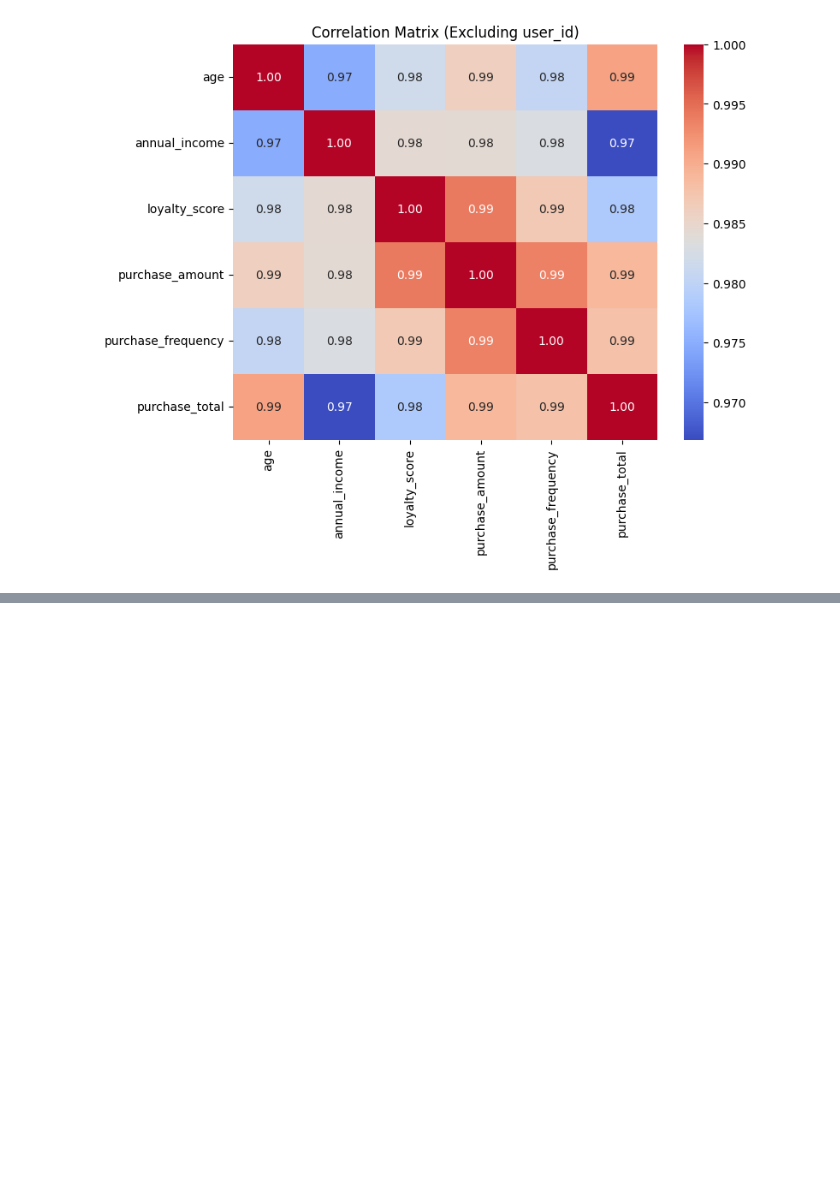
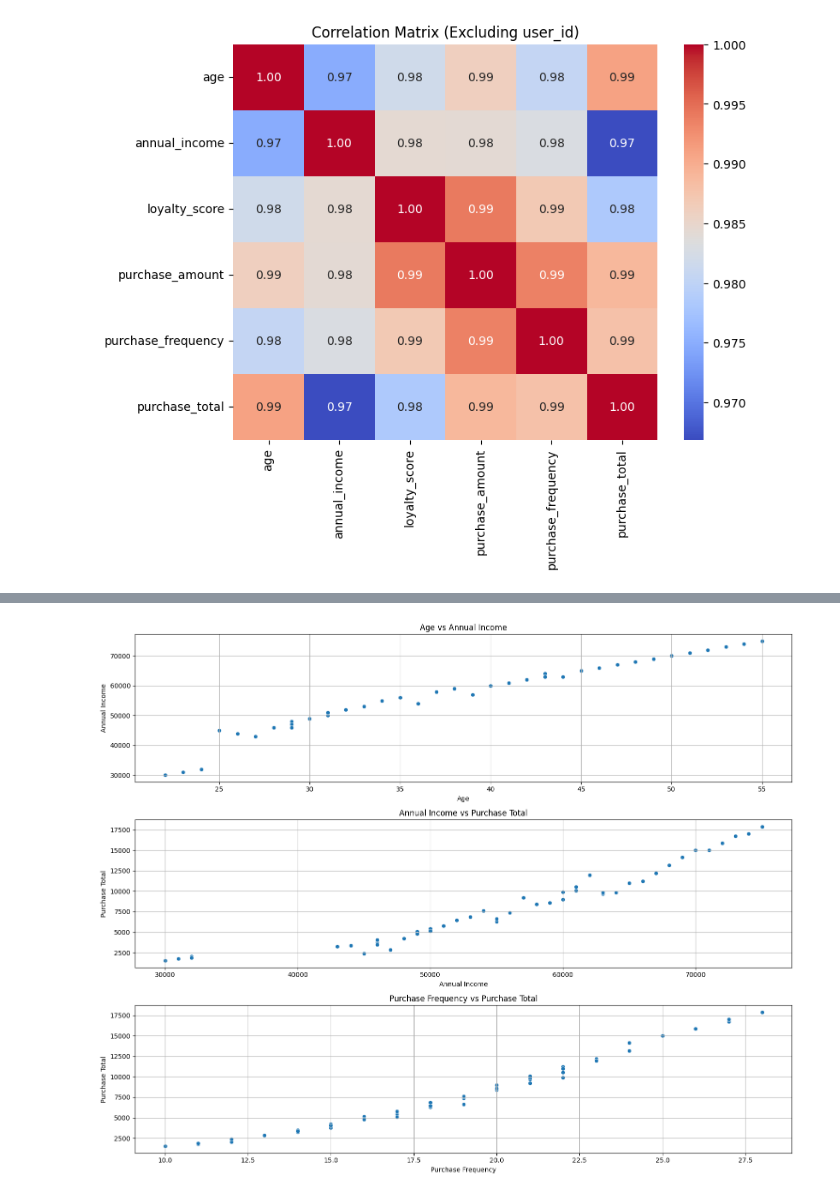
Before and after one commit to hamedabangar/customer_purchasing_behaviors, a Jupyter notebook: experiments/Customer Purchasing Behaviours.ipynb, the cells around one changed output, grey strips where cells are left out. Saved outputs shown, nothing was run; the diff lists cells and outputs as text; code cells hidden in the pictures; blank space fills up the shorter version.

```diff
--- a/experiments/Customer Purchasing Behaviours.ipynb
+++ b/experiments/Customer Purchasing Behaviours.ipynb
@@ -200,0 +255,31 @@ plt.show()
+# %%
+plt.figure(figsize=(15, 12))
+
+# 1. Age vs Annual Income
+plt.subplot(3, 1, 1)
+sns.scatterplot(data=df, x='age', y='annual_income')
+plt.title('Age vs Annual Income')
+plt.xlabel('Age')
+plt.ylabel('Annual Income')
+plt.grid(True)
+
+# 2. Annual Income vs Purchase Total
+plt.subplot(3, 1, 2)
+sns.scatterplot(data=df, x='annual_income', y='purchase_total')
+plt.title('Annual Income vs Purchase Total')
+plt.xlabel('Annual Income')
+plt.ylabel('Purchase Total')
+plt.grid(True)
+
+# 3. Purchase Frequency vs Purchase Total
+plt.subplot(3, 1, 3)
+sns.scatterplot(data=df, x='purchase_frequency', y='purchase_total')
+plt.title('Purchase Frequency vs Purchase Total')
+plt.xlabel('Purchase Frequency')
+plt.ylabel('Purchase Total')
+plt.grid(True)
+
+plt.tight_layout()
+plt.show()
+# %% [output]
+[figure, added]
```
Also changed, not shown: parts of 16 cells of this notebook.
